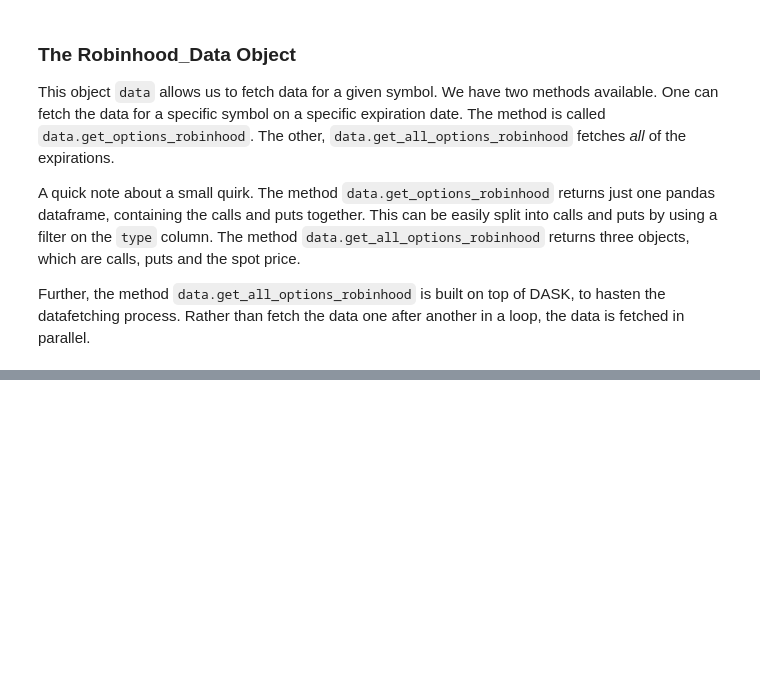
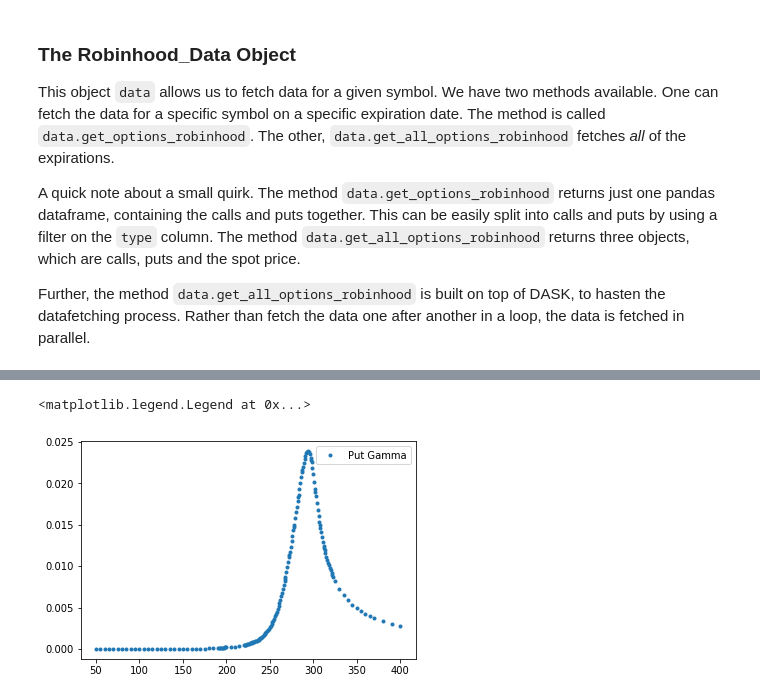
Before and after one commit to thaversang/Fat-Tailed-Option-Model, a Jupyter notebook: Tutorial.ipynb, the cells around one changed output, grey strips where cells are left out. Drawn from its saved outputs; the diff is of its cells as text; code cells hidden in the pictures; blank space fills up the shorter version.

```diff
--- a/Tutorial.ipynb
+++ b/Tutorial.ipynb
@@ -142,0 +75,6 @@ normal_prices.plot()
+# %%
+plt.plot(put_df.strike_price,put_df.gamma,'.')
+plt.legend(['Put Gamma'])
+# %% [output]
+<matplotlib.legend.Legend at 0x...>
+[figure, added]
```
Also changed, not shown: parts of 36 cells of this notebook.
